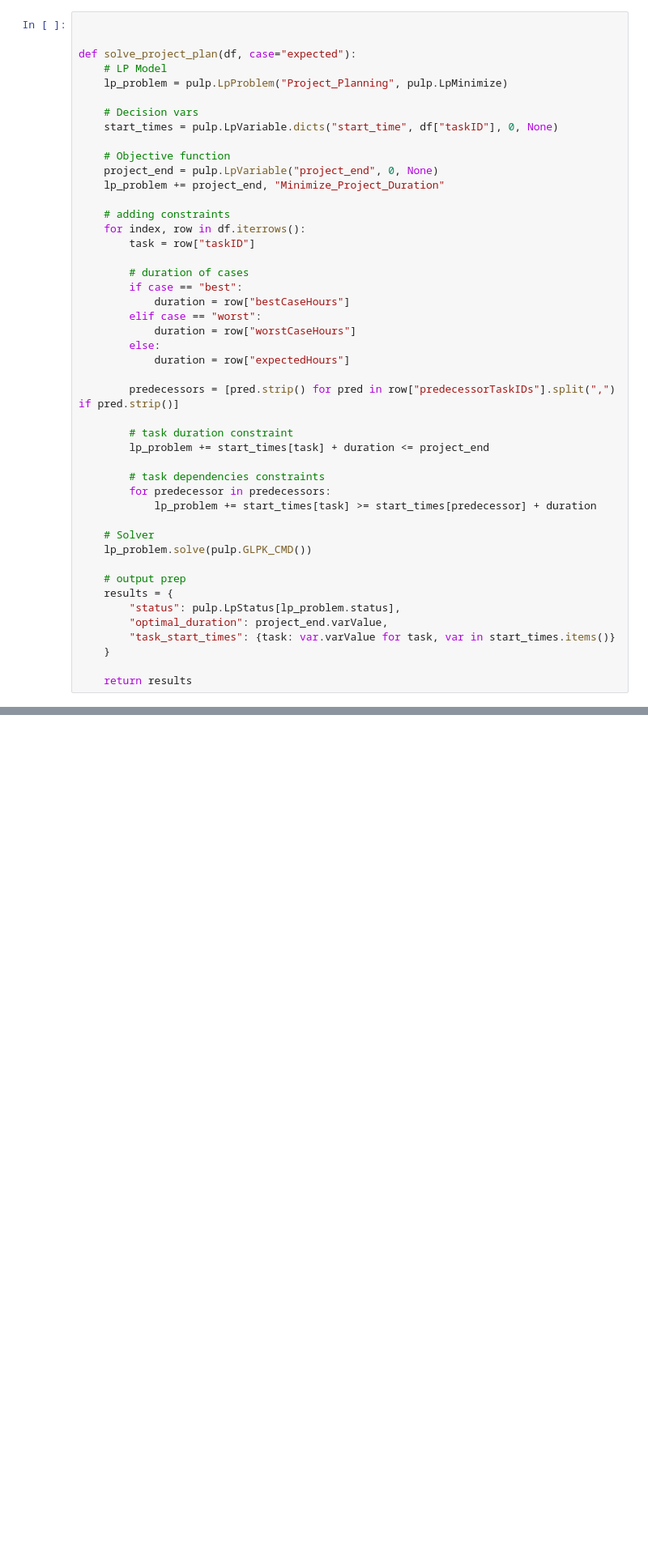
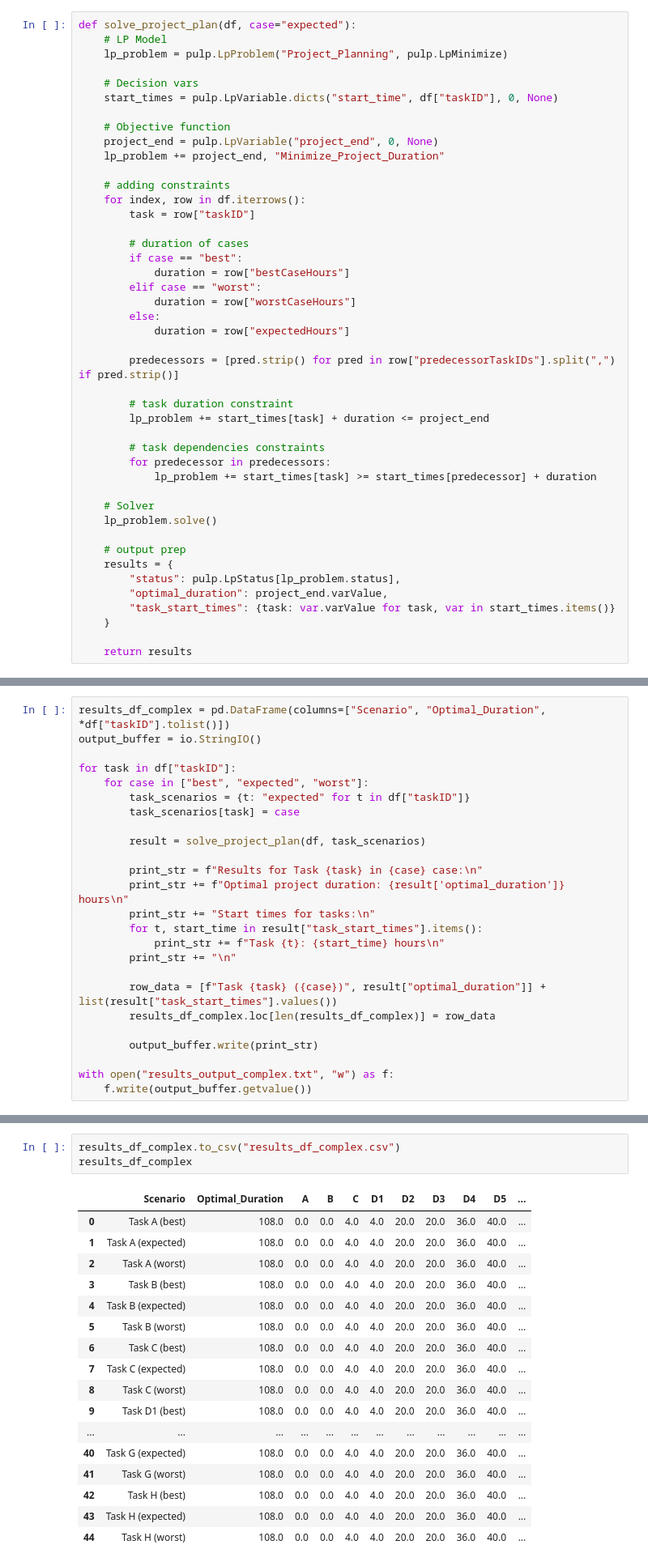
Before and after one commit to MichaelRocchio/MSDS_460, a Jupyter notebook: Group_Assign1/Linear_Program.ipynb, the cells around one changed output, grey strips where cells are left out. Shown at 81% size. Cells and saved outputs as stored; diff of their text form; blank space fills up the shorter version.

```diff
--- a/Group_Assign1/Linear_Program.ipynb
+++ b/Group_Assign1/Linear_Program.ipynb
@@ -28,6 +66,4 @@ df
 # %%
-
-
 def solve_project_plan(df, case="expected"):
     # LP Model
     lp_problem = pulp.LpProblem("Project_Planning", pulp.LpMinimize)
@@ -61,7 +97,7 @@ def solve_project_plan(df, case="expected"):
             lp_problem += start_times[task] >= start_times[predecessor] + duration
 
     # Solver
-    lp_problem.solve(pulp.GLPK_CMD())
+    lp_problem.solve()
 
     # output prep
     results = {
@@ -92,0 +167,25 @@ PulpSolverError: PuLP: Error while executing glpsol
+# %%
+results_df_complex = pd.DataFrame(columns=["Scenario", "Optimal_Duration", *df["taskID"].tolist()])
+output_buffer = io.StringIO()
+
+for task in df["taskID"]:
+    for case in ["best", "expected", "worst"]:
+        task_scenarios = {t: "expected" for t in df["taskID"]}
+        task_scenarios[task] = case
+
+        result = solve_project_plan(df, task_scenarios)
+
+        print_str = f"Results for Task {task} in {case} case:\n"
+        print_str += f"Optimal project duration: {result['optimal_duration']} hours\n"
+        print_str += "Start times for tasks:\n"
+        for t, start_time in result["task_start_times"].items():
+            print_str += f"Task {t}: {start_time} hours\n"
+        print_str += "\n"
+
+        row_data = [f"Task {task} ({case})", result["optimal_duration"]] + list(result["task_start_times"].values())
+        results_df_complex.loc[len(results_df_complex)] = row_data
+
+        output_buffer.write(print_str)
+
+with open("results_output_complex.txt", "w") as f:
+    f.write(output_buffer.getvalue())
@@ -92,0 +212,21 @@ PulpSolverError: PuLP: Error while executing glpsol
+# %%
+results_df_complex.to_csv("results_df_complex.csv")
+results_df_complex
+# %% [output]
+|  | Scenario | Optimal_Duration | A | B | C | D1 | D2 | D3 | D4 | D5 | ... |
+| 0 | Task A (best) | 108.0 | 0.0 | 0.0 | 4.0 | 4.0 | 20.0 | 20.0 | 36.0 | 40.0 | ... |
+| 1 | Task A (expected) | 108.0 | 0.0 | 0.0 | 4.0 | 4.0 | 20.0 | 20.0 | 36.0 | 40.0 | ... |
+| 2 | Task A (worst) | 108.0 | 0.0 | 0.0 | 4.0 | 4.0 | 20.0 | 20.0 | 36.0 | 40.0 | ... |
+| 3 | Task B (best) | 108.0 | 0.0 | 0.0 | 4.0 | 4.0 | 20.0 | 20.0 | 36.0 | 40.0 | ... |
+| 4 | Task B (expected) | 108.0 | 0.0 | 0.0 | 4.0 | 4.0 | 20.0 | 20.0 | 36.0 | 40.0 | ... |
+| 5 | Task B (worst) | 108.0 | 0.0 | 0.0 | 4.0 | 4.0 | 20.0 | 20.0 | 36.0 | 40.0 | ... |
+| 6 | Task C (best) | 108.0 | 0.0 | 0.0 | 4.0 | 4.0 | 20.0 | 20.0 | 36.0 | 40.0 | ... |
+| 7 | Task C (expected) | 108.0 | 0.0 | 0.0 | 4.0 | 4.0 | 20.0 | 20.0 | 36.0 | 40.0 | ... |
+| 8 | Task C (worst) | 108.0 | 0.0 | 0.0 | 4.0 | 4.0 | 20.0 | 20.0 | 36.0 | 40.0 | ... |
+| 9 | Task D1 (best) | 108.0 | 0.0 | 0.0 | 4.0 | 4.0 | 20.0 | 20.0 | 36.0 | 40.0 | ... |
+| ... | ... | ... | ... | ... | ... | ... | ... | ... | ... | ... | ... |
+| 40 | Task G (expected) | 108.0 | 0.0 | 0.0 | 4.0 | 4.0 | 20.0 | 20.0 | 36.0 | 40.0 | ... |
+| 41 | Task G (worst) | 108.0 | 0.0 | 0.0 | 4.0 | 4.0 | 20.0 | 20.0 | 36.0 | 40.0 | ... |
+| 42 | Task H (best) | 108.0 | 0.0 | 0.0 | 4.0 | 4.0 | 20.0 | 20.0 | 36.0 | 40.0 | ... |
+| 43 | Task H (expected) | 108.0 | 0.0 | 0.0 | 4.0 | 4.0 | 20.0 | 20.0 | 36.0 | 40.0 | ... |
+| 44 | Task H (worst) | 108.0 | 0.0 | 0.0 | 4.0 | 4.0 | 20.0 | 20.0 | 36.0 | 40.0 | ... |
```
Also changed, not shown: parts of 11 cells of this notebook, 9 other files.
